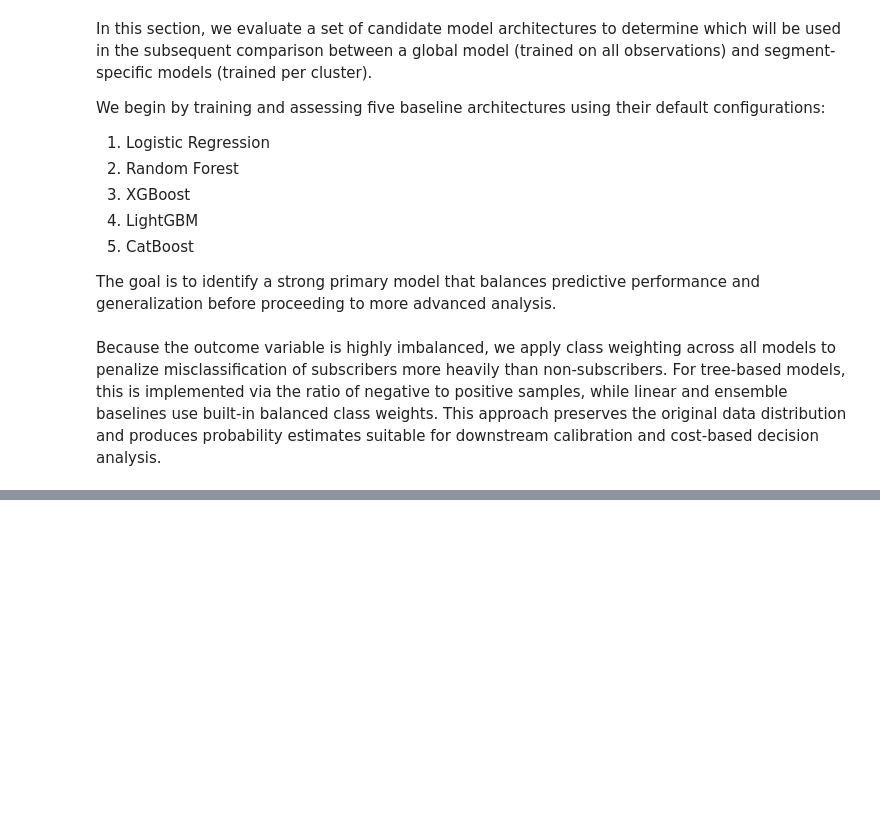
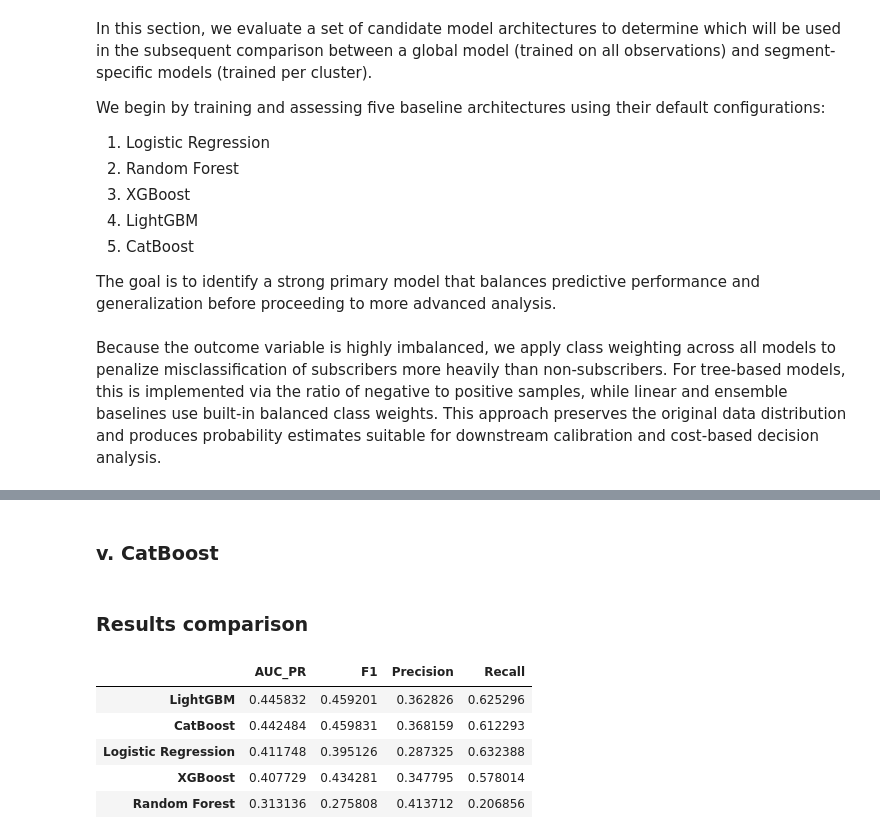
Before and after one commit to tonantzin-real/IDS_705_final_project, a Jupyter notebook: 03_training.ipynb, the cells around one changed output, grey strips where cells are left out. Saved outputs shown, nothing was run; the diff lists cells and outputs as text; code cells hidden in the pictures; blank space fills up the shorter version.

Commit message:
Add architecture comparison experiment

```diff
--- a/03_training.ipynb
+++ b/03_training.ipynb
@@ -90,5 +95,5 @@ from catboost import CatBoostClassifier
 # %% [markdown]
 Because the outcome variable is highly imbalanced, we apply class weighting across all models to penalize misclassification of subscribers more heavily than non‑subscribers. For tree‑based models, this is implemented via the ratio of negative to positive samples, while linear and ensemble baselines use built‑in balanced class weights. This approach preserves the original data distribution and produces probability estimates suitable for downstream calibration and cost‑based decision analysis.
 # %%
-X_train, y_train = load_dataset("02", "train")
-X_validation, y_validation = load_dataset("02", "validation")
+X_train_, y_train = load_dataset("02", "train")
+X_validation_, y_validation = load_dataset("02", "validation")
@@ -98,0 +174,10 @@ scale_pos_weight = n_neg / n_pos
+# %%
+xgb = XGBClassifier(
+    objective="binary:logistic",
+    eval_metric="aucpr",
+    scale_pos_weight=scale_pos_weight,
+    random_state=RANDOM_STATE,
+)
+
+xgb.fit(X_train, y_train)
+xgb_metrics = evaluate_model(xgb, X_validation, y_validation)
@@ -98,0 +186,7 @@ scale_pos_weight = n_neg / n_pos
+# %%
+lgbm = lgb.LGBMClassifier(
+    objective="binary", scale_pos_weight=scale_pos_weight, random_state=RANDOM_STATE
+)
+
+lgbm.fit(X_train, y_train)
+lgbm_metrics = evaluate_model(lgbm, X_validation, y_validation)
@@ -98,0 +202,35 @@ scale_pos_weight = n_neg / n_pos
+# %% [markdown]
+### v. CatBoost
+# %%
+cat = CatBoostClassifier(
+    loss_function="Logloss",
+    eval_metric="PRAUC",
+    class_weights=[1, scale_pos_weight],
+    verbose=0,
+    random_state=RANDOM_STATE,
+)
+
+cat.fit(X_train, y_train)
+cat_metrics = evaluate_model(cat, X_validation, y_validation)
+# %% [markdown]
+### Results comparison
+# %%
+results = pd.DataFrame.from_dict(
+    {
+        "Logistic Regression": log_reg_metrics,
+        "Random Forest": rf_metrics,
+        "XGBoost": xgb_metrics,
+        "LightGBM": lgbm_metrics,
+        "CatBoost": cat_metrics,
+    },
+    orient="index",
+)
+
+results.sort_values(by="AUC_PR", ascending=False)
+# %% [output]
+|  | AUC_PR | F1 | Precision | Recall |
+| LightGBM | 0.445832 | 0.459201 | 0.362826 | 0.625296 |
+| CatBoost | 0.442484 | 0.459831 | 0.368159 | 0.612293 |
+| Logistic Regression | 0.411748 | 0.395126 | 0.287325 | 0.632388 |
+| XGBoost | 0.407729 | 0.434281 | 0.347795 | 0.578014 |
+| Random Forest | 0.313136 | 0.275808 | 0.413712 | 0.206856 |
```
Also changed, not shown: parts of 17 cells of this notebook, 6 other files.
